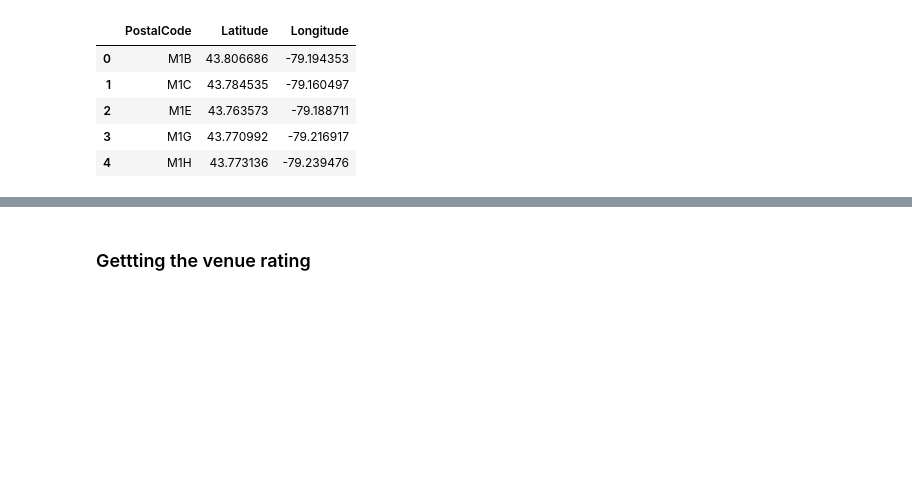
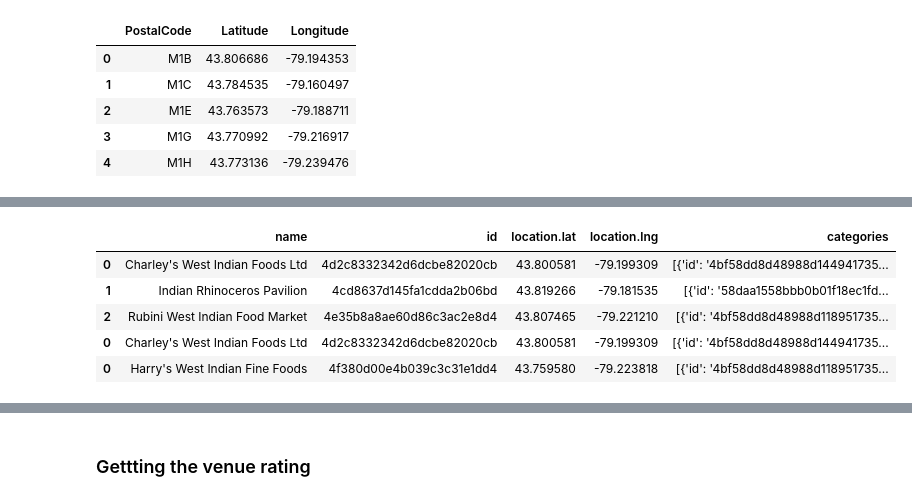
Before and after one commit to prottay09/Capstone-project, a Jupyter notebook: Final Deliverable.ipynb, the cells around one changed output, grey strips where cells are left out. Cells and saved outputs as stored; diff of their text form; code cells hidden in the pictures; blank space fills up the shorter version.

```diff
--- a/Final Deliverable.ipynb
+++ b/Final Deliverable.ipynb
@@ -56,7 +58,3 @@ location_data.head()
 # %%
 search_query = 'Indian'
 radius = 3000
-# %%
-latitude=location_data.iloc[0,1]
-longitude=location_data.iloc[0,2]
-url = 'https://api.foursquare.com/v2/venues/search?client_id={}&client_secret={}&ll={},{}&v={}&query={}&radius={}&limit={}'.format(CLIENT_ID, CLIENT_SECRET, latitude, longitude, VERSION, search_query, radius, LIMIT)
@@ -75,0 +61,18 @@ dataframe.head()
+# %%
+result=pd.DataFrame(columns=['name','id','location.lat','location.lng','categories'])
+for lat,long in zip(location_data['Latitude'],location_data['Longitude']):
+    url = 'https://api.foursquare.com/v2/venues/search?client_id={}&client_secret={}&ll={},{}&v={}&query={}&radius={}&limit={}'.format(CLIENT_ID, CLIENT_SECRET, lat, long, VERSION, search_query, radius, LIMIT)
+    results = requests.get(url).json()
+    venues = results['response']['venues']
+    dataframe = json_normalize(venues)
+    #dataframe['categories']=dataframe['categories'].apply(lambda x: x[0]['name'])
+    dataframe=dataframe[['name','id','location.lat','location.lng','categories']]
+    result=pd.concat([result,dataframe],axis=0)
+result.head()
+# %% [output]
+|  | name | id | location.lat | location.lng | categories |
+| 0 | Charley's West Indian Foods Ltd | 4d2c8332342d6dcbe82020cb | 43.800581 | -79.199309 | [{'id': '4bf58dd8d48988d144941735... |
+| 1 | Indian Rhinoceros Pavilion | 4cd8637d145fa1cdda2b06bd | 43.819266 | -79.181535 | [{'id': '58daa1558bbb0b01f18ec1fd... |
+| 2 | Rubini West Indian Food Market | 4e35b8a8ae60d86c3ac2e8d4 | 43.807465 | -79.221210 | [{'id': '4bf58dd8d48988d118951735... |
+| 0 | Charley's West Indian Foods Ltd | 4d2c8332342d6dcbe82020cb | 43.800581 | -79.199309 | [{'id': '4bf58dd8d48988d144941735... |
+| 0 | Harry's West Indian Fine Foods | 4f380d00e4b039c3c31e1dd4 | 43.759580 | -79.223818 | [{'id': '4bf58dd8d48988d118951735... |
```
Also changed, not shown: parts of 43 cells of this notebook, 3 other files.
